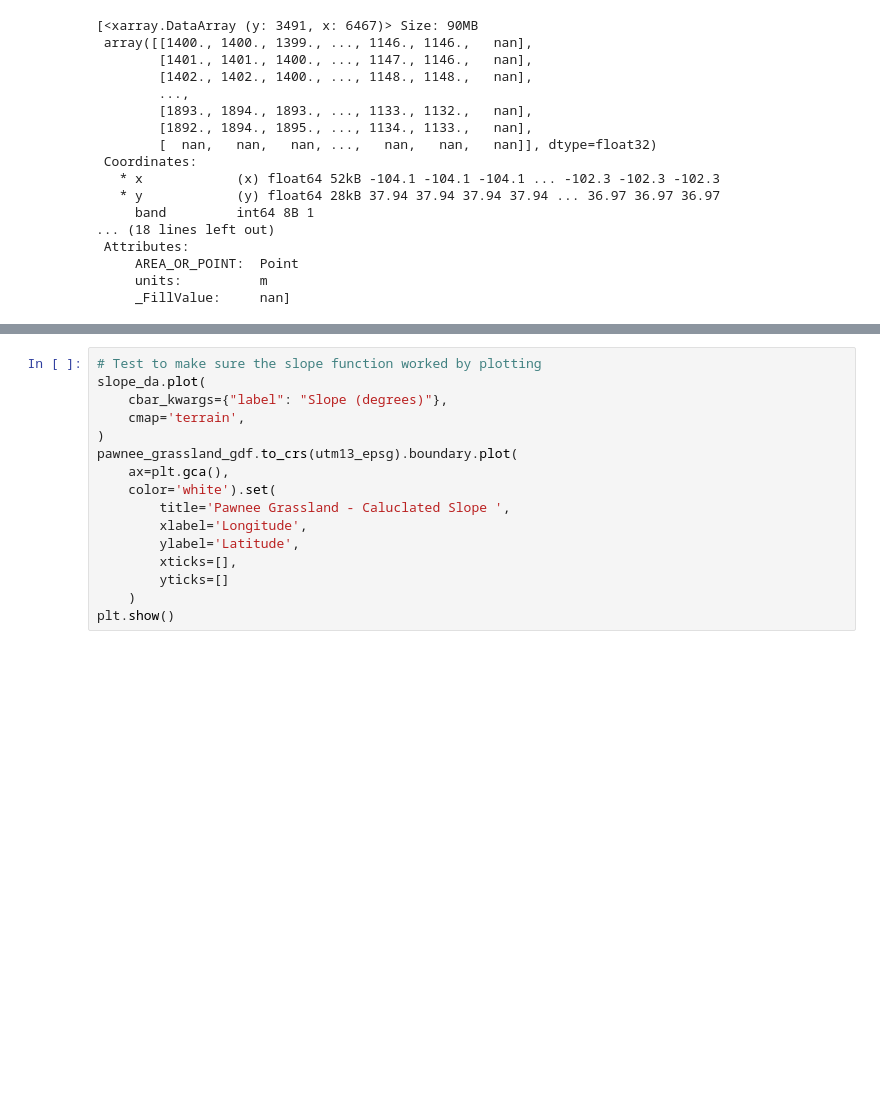
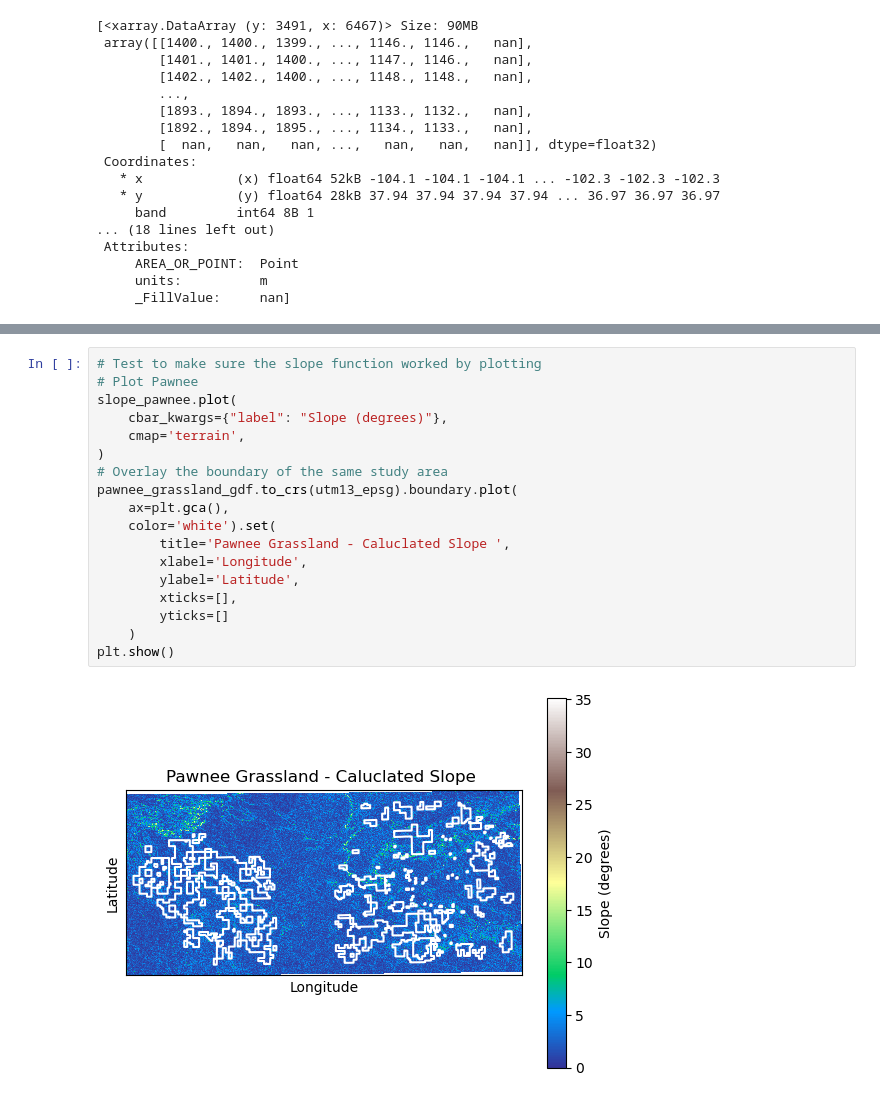
Before and after one commit to brglea/habitat_suitability, a Jupyter notebook: Notebooks/03_srtm_wrangle.ipynb, the cells around one changed output, grey strips where cells are left out. Saved outputs shown, nothing was run; the diff lists cells and outputs as text; blank space fills up the shorter version.

```diff
--- a/Notebooks/03_srtm_wrangle.ipynb
+++ b/Notebooks/03_srtm_wrangle.ipynb
@@ -311,16 +369,20 @@ plt.show()
 # %%
 # Test to make sure the slope function worked by plotting
-slope_da.plot(
+# Plot Pawnee
+slope_pawnee.plot(
     cbar_kwargs={"label": "Slope (degrees)"},
     cmap='terrain',
 )
+# Overlay the boundary of the same study area
 pawnee_grassland_gdf.to_crs(utm13_epsg).boundary.plot(
     ax=plt.gca(),
     color='white').set(
         title='Pawnee Grassland - Caluclated Slope ',
         xlabel='Longitude',
         ylabel='Latitude',
         xticks=[],
         yticks=[]
     )
 plt.show()
+# %% [output]
+[figure, added]
```
Also changed, not shown: parts of 12 cells of this notebook, 3 other files.
